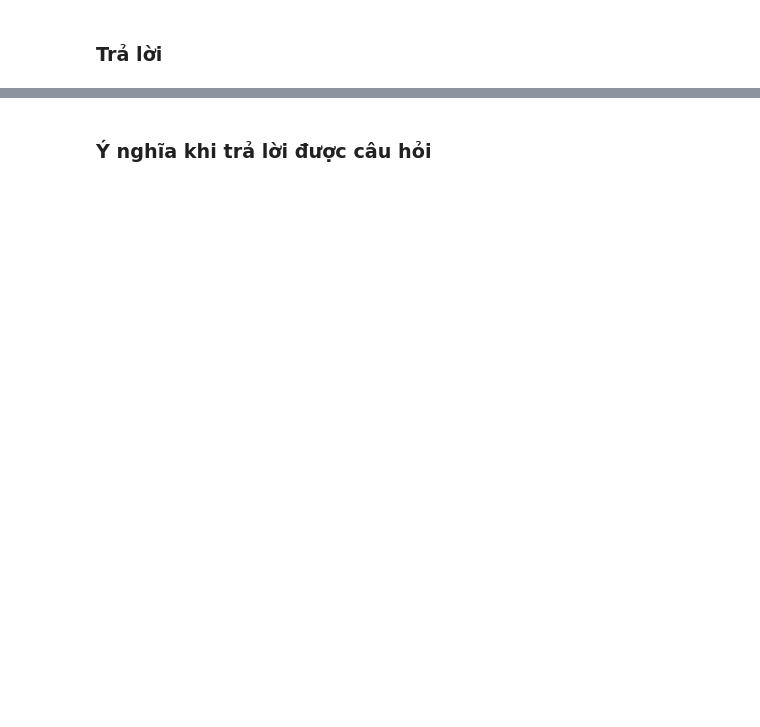
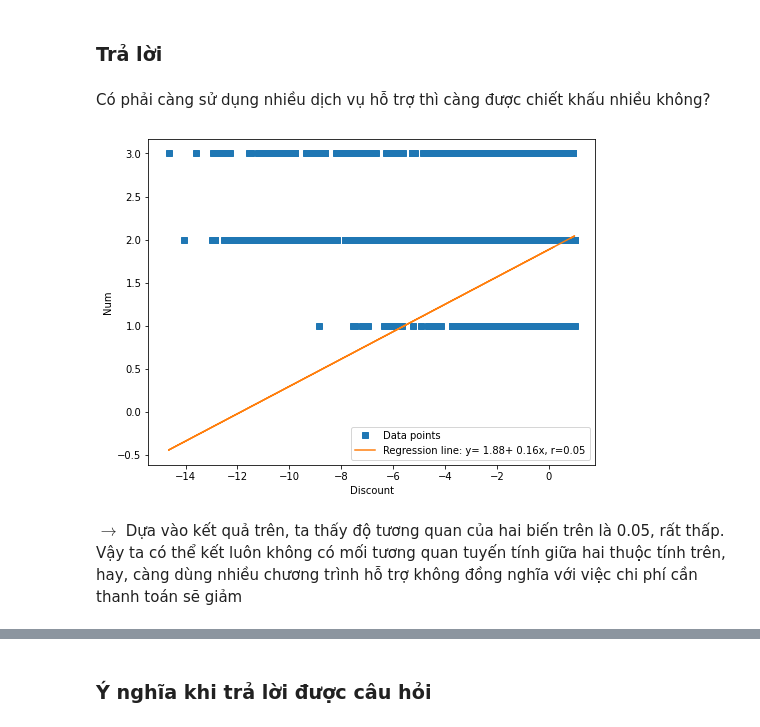
Before and after one commit to viplazylmht/P4DS_final, a Jupyter notebook: P4DS_Final.ipynb, the cells around one changed output, grey strips where cells are left out. Drawn from its saved outputs; the diff is of its cells as text; code cells hidden in the pictures; blank space fills up the shorter version.

```diff
--- a/P4DS_Final.ipynb
+++ b/P4DS_Final.ipynb
@@ -416,3 +424,12 @@ $\rightarrow$ Dữ liệu không còn chứa các thuộc tính bị khuyết.
 ## Câu hỏi 1
 # %% [markdown]
 ### Tiền xử lý thêm để trả lời câu hỏi
+# %%
+# Lọc ra các cột có liên quan
+filter_df = data[['Total Costs', 'Total Charges', 'Age Group', 'Length of Stay', 'APR DRG Code']]
+# %%
+payments = data['Payment'].apply(lambda x: ','.join(map(str, x)))
+# %%
+filter_df['Payments'] = payments.apply(lambda x: x.replace(',nan', '').replace('nan', ''))
+filter_df['Num'] = payments.apply(lambda x: 3 - x.count('nan'))
+filter_df['Discount'] = (1-filter_df['Total Costs']/ filter_df['Total Charges']).round(3)
@@ -419,2 +457,21 @@ $\rightarrow$ Dữ liệu không còn chứa các thuộc tính bị khuyết.
 # %% [markdown]
 ### Trả lời
+# %% [markdown]
+Có phải càng sử dụng nhiều dịch vụ hỗ trợ thì càng được chiết khấu nhiều không?
+# %%
+def corr(x, y):
+    slope, intercept, r,p, stderr = scipy.stats.linregress(x, y)
+    line = f'Regression line: y={intercept: .2f}+{slope: .2f}x, r={r:.2f}'
+    fig, ax= plt.subplots(figsize=(8,6))
+    ax.plot(x, y, linewidth=0, marker='s', label='Data points')
+    ax.plot(x, intercept + slope*x, label=line)
+    ax.set_xlabel(x.name)
+    ax.set_ylabel(y.name)
+    ax.legend(facecolor='white')
+    plt.show()
+# %%
+corr(filter_df['Discount'], filter_df['Num'])
+# %% [output]
+[figure, added]
+# %% [markdown]
+$\rightarrow$ Dựa vào kết quả trên, ta thấy độ tương quan của hai biến trên là 0.05, rất thấp. Vậy ta có thể kết luôn không có mối tương quan tuyến tính giữa hai thuộc tính trên, hay, càng dùng nhiều chương trình hỗ trợ không đồng nghĩa với việc chi phí cần thanh toán sẽ giảm
```
Also changed, not shown: parts of 19 cells of this notebook, 1 other file.
